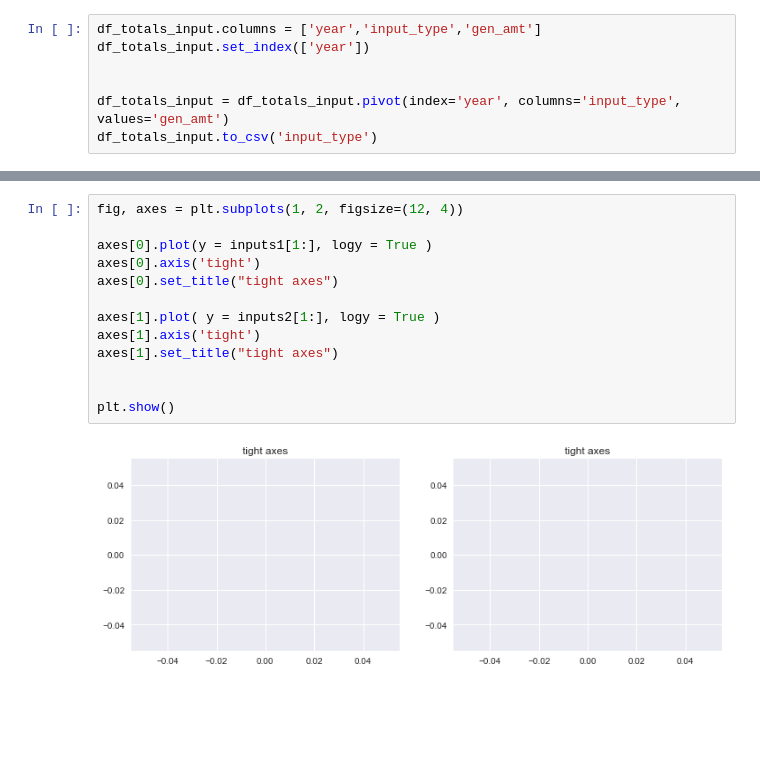
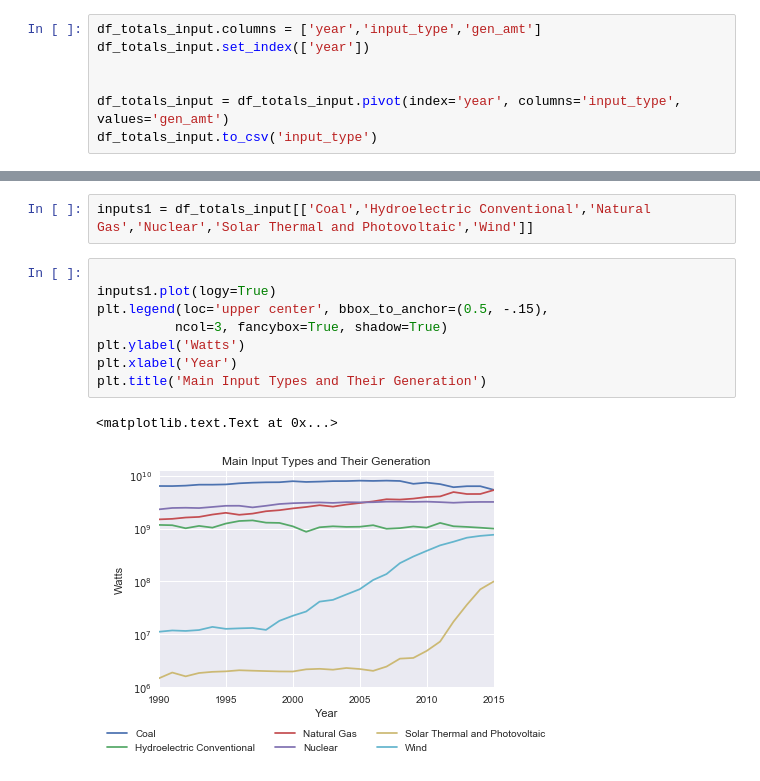
Before and after one commit to JackNDwyer/Capstone, a Jupyter notebook: Capstone EDA Rough Draft.ipynb, the cells around one changed output, grey strips where cells are left out. Saved outputs shown, nothing was run; the diff lists cells and outputs as text; blank space fills up the shorter version.

Commit message:
Finishing some plots
Haven’t made them pretty yet, but got them how I want them

```diff
--- a/Capstone EDA Rough Draft.ipynb
+++ b/Capstone EDA Rough Draft.ipynb
@@ -154,15 +136,13 @@ inputs1.head(10)
-# %%
-fig, axes = plt.subplots(1, 2, figsize=(12, 4))
-
-axes[0].plot(y = inputs1[1:], logy = True )
-axes[0].axis('tight')
-axes[0].set_title("tight axes")
-
-axes[1].plot( y = inputs2[1:], logy = True )
-axes[1].axis('tight')
-axes[1].set_title("tight axes")
-
-
-plt.show()
-# %% [output]
-[figure, removed]
+# %%
+inputs1 = df_totals_input[['Coal','Hydroelectric Conventional','Natural Gas','Nuclear','Solar Thermal and Photovoltaic','Wind']]
+# %%
+
+inputs1.plot(logy=True)
+plt.legend(loc='upper center', bbox_to_anchor=(0.5, -.15),
+          ncol=3, fancybox=True, shadow=True)
+plt.ylabel('Watts')
+plt.xlabel('Year')
+plt.title('Main Input Types and Their Generation')
+# %% [output]
+<matplotlib.text.Text at 0x...>
+[figure, added]
```
Also changed, not shown: parts of 1 cell of this notebook.
